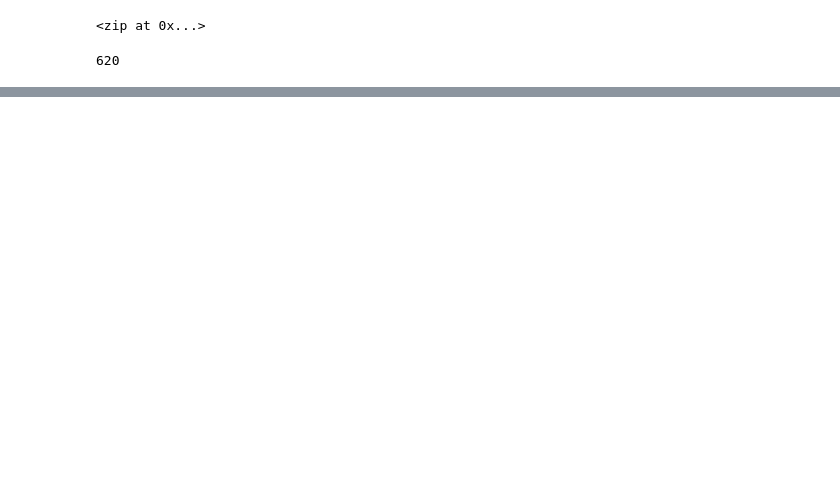
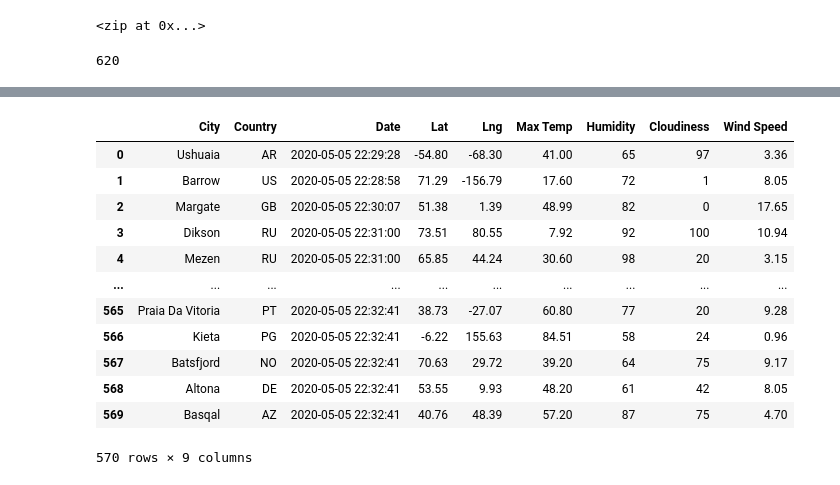
Before and after one commit to mydogmandy/WeatherPy, a Jupyter notebook: WeatherPy.ipynb, the cells around one changed output, grey strips where cells are left out. Drawn from its saved outputs; the diff is of its cells as text; code cells hidden in the pictures; blank space fills up the shorter version.

```diff
--- a/WeatherPy.ipynb
+++ b/WeatherPy.ipynb
@@ -39,0 +48,5 @@ len(cities)
+# %%
+# Starting URL for Weather Map API Call
+
+url = "http://api.openweathermap.org/data/2.5/weather?units=Imperial&APPID=5195088b8504bbd0796aa4f556759d7d"
+print(url)
@@ -39,0 +177,5 @@ len(cities)
+# %%
+# Convert the array of dictionaries to a Pandas DataFrame
+
+city_data_df = pd.DataFrame(city_data)
+city_data_df.head(10)
@@ -39,0 +194,21 @@ len(cities)
+# %%
+# Re-arrange columns, put back into dataframe
+
+new_column_order = ["City", "Country", "Date", "Lat", "Lng", "Max Temp", "Humidity", "Cloudiness", "Wind Speed"]
+city_data_df = city_data_df[new_column_order]
+# %%
+city_data_df
+# %% [output]
+|  | City | Country | Date | Lat | Lng | Max Temp | Humidity | Cloudiness | Wind Speed |
+| 0 | Ushuaia | AR | 2020-05-05 22:29:28 | -54.80 | -68.30 | 41.00 | 65 | 97 | 3.36 |
+| 1 | Barrow | US | 2020-05-05 22:28:58 | 71.29 | -156.79 | 17.60 | 72 | 1 | 8.05 |
+| 2 | Margate | GB | 2020-05-05 22:30:07 | 51.38 | 1.39 | 48.99 | 82 | 0 | 17.65 |
+| 3 | Dikson | RU | 2020-05-05 22:31:00 | 73.51 | 80.55 | 7.92 | 92 | 100 | 10.94 |
+| 4 | Mezen | RU | 2020-05-05 22:31:00 | 65.85 | 44.24 | 30.60 | 98 | 20 | 3.15 |
+| ... | ... | ... | ... | ... | ... | ... | ... | ... | ... |
+| 565 | Praia Da Vitoria | PT | 2020-05-05 22:32:41 | 38.73 | -27.07 | 60.80 | 77 | 20 | 9.28 |
+| 566 | Kieta | PG | 2020-05-05 22:32:41 | -6.22 | 155.63 | 84.51 | 58 | 24 | 0.96 |
+| 567 | Batsfjord | NO | 2020-05-05 22:32:41 | 70.63 | 29.72 | 39.20 | 64 | 75 | 9.17 |
+| 568 | Altona | DE | 2020-05-05 22:32:41 | 53.55 | 9.93 | 48.20 | 61 | 42 | 8.05 |
+| 569 | Basqal | AZ | 2020-05-05 22:32:41 | 40.76 | 48.39 | 57.20 | 87 | 75 | 4.70 |
+570 rows × 9 columns
```
Also changed, not shown: parts of 7 cells of this notebook, 5 other files.
